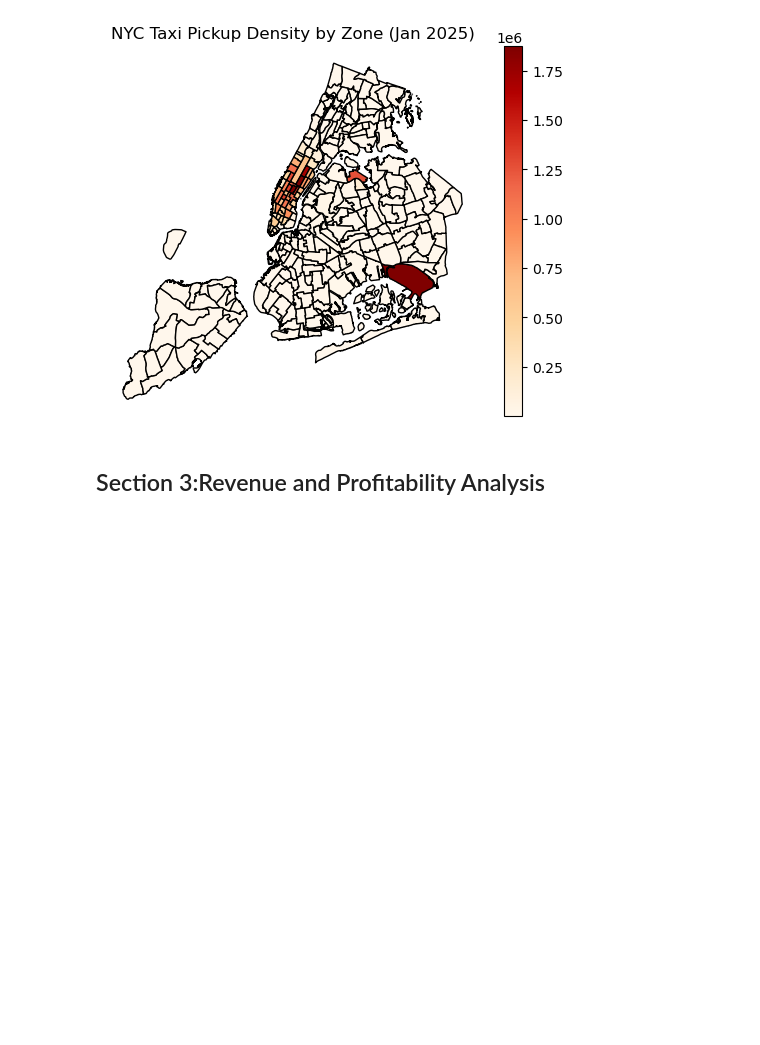
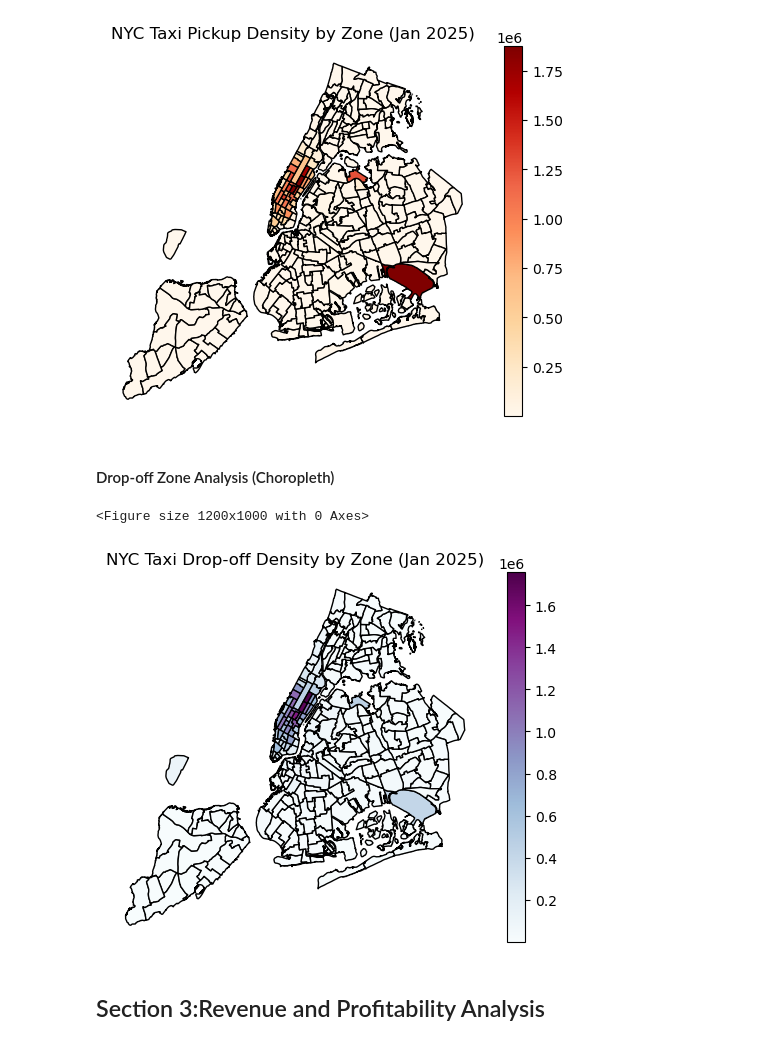
Before and after one commit to thiunuwan/nyc-taxi-spark-analysis, a Jupyter notebook: BigData_Project.ipynb, the cells around one changed output. Saved outputs shown, nothing was run; the diff lists cells and outputs as text; code cells hidden in the pictures; blank space fills up the shorter version.

Commit message:
Update GeoSpatial analysis

```diff
--- a/BigData_Project.ipynb
+++ b/BigData_Project.ipynb
@@ -313,6 +313,22 @@ plt.show()
 # %% [output]
 <Figure size 1200x1000 with 0 Axes>
 [figure]
+# %% [markdown]
+#### Drop-off Zone Analysis (Choropleth)
+# %%
+dropoff_by_zone = df.groupBy("DOLocationID").count()
+dropoff_pd = dropoff_by_zone.toPandas()
+
+dropoff_merged = gdf.merge(dropoff_pd, left_on="LocationID", right_on="DOLocationID")
+
+plt.figure(figsize=(12, 10))
+dropoff_merged.plot(column="count", cmap="BuPu", legend=True, edgecolor="black")
+plt.title("NYC Taxi Drop-off Density by Zone (Jan 2025)")
+plt.axis("off")
+plt.show()
+# %% [output]
+<Figure size 1200x1000 with 0 Axes>
+[figure, added]
 # %% [markdown]
 ## Section 3:Revenue and Profitability Analysis
 # %% [markdown]
```
Also changed, not shown: parts of 4 cells of this notebook.
